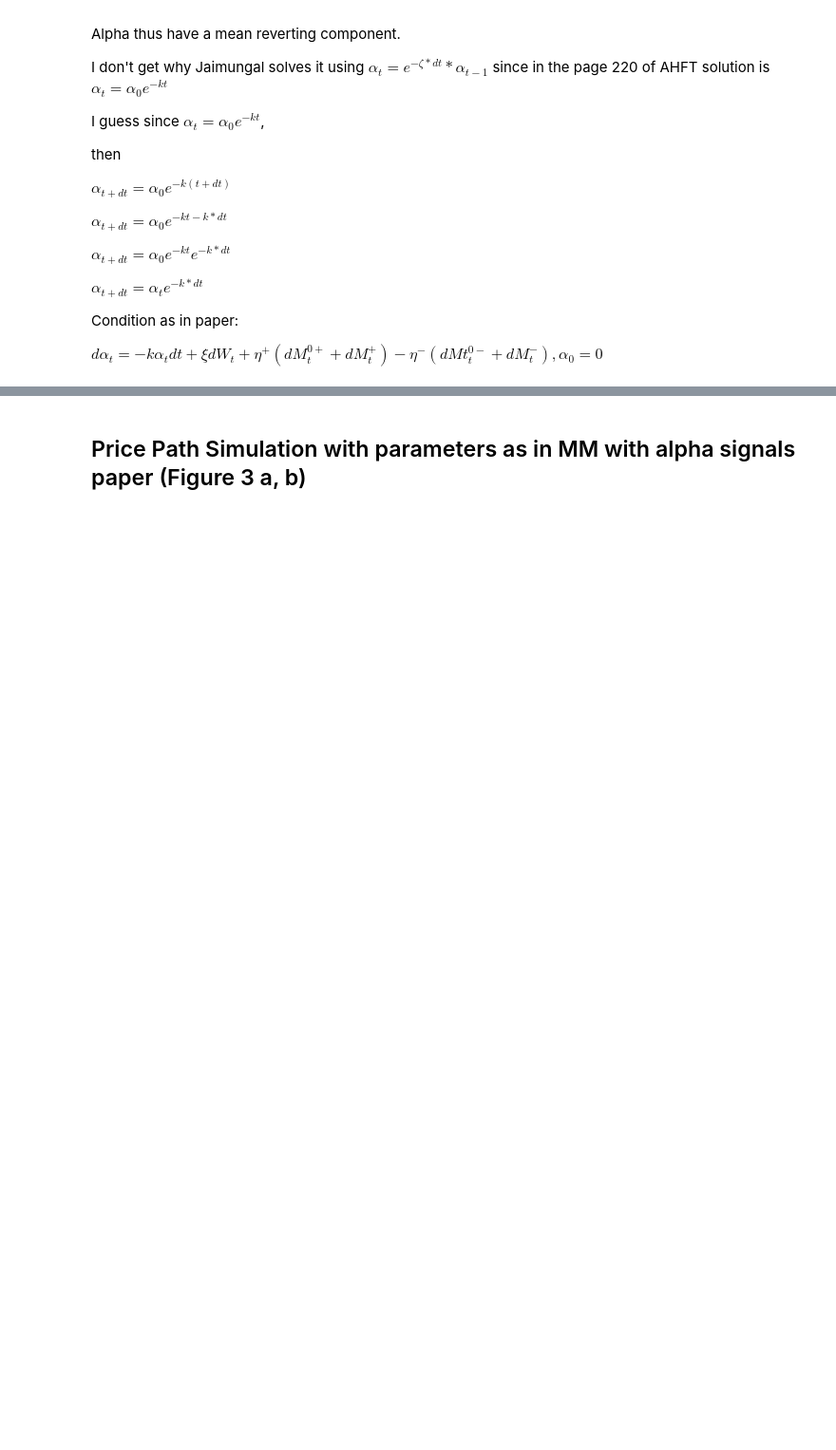
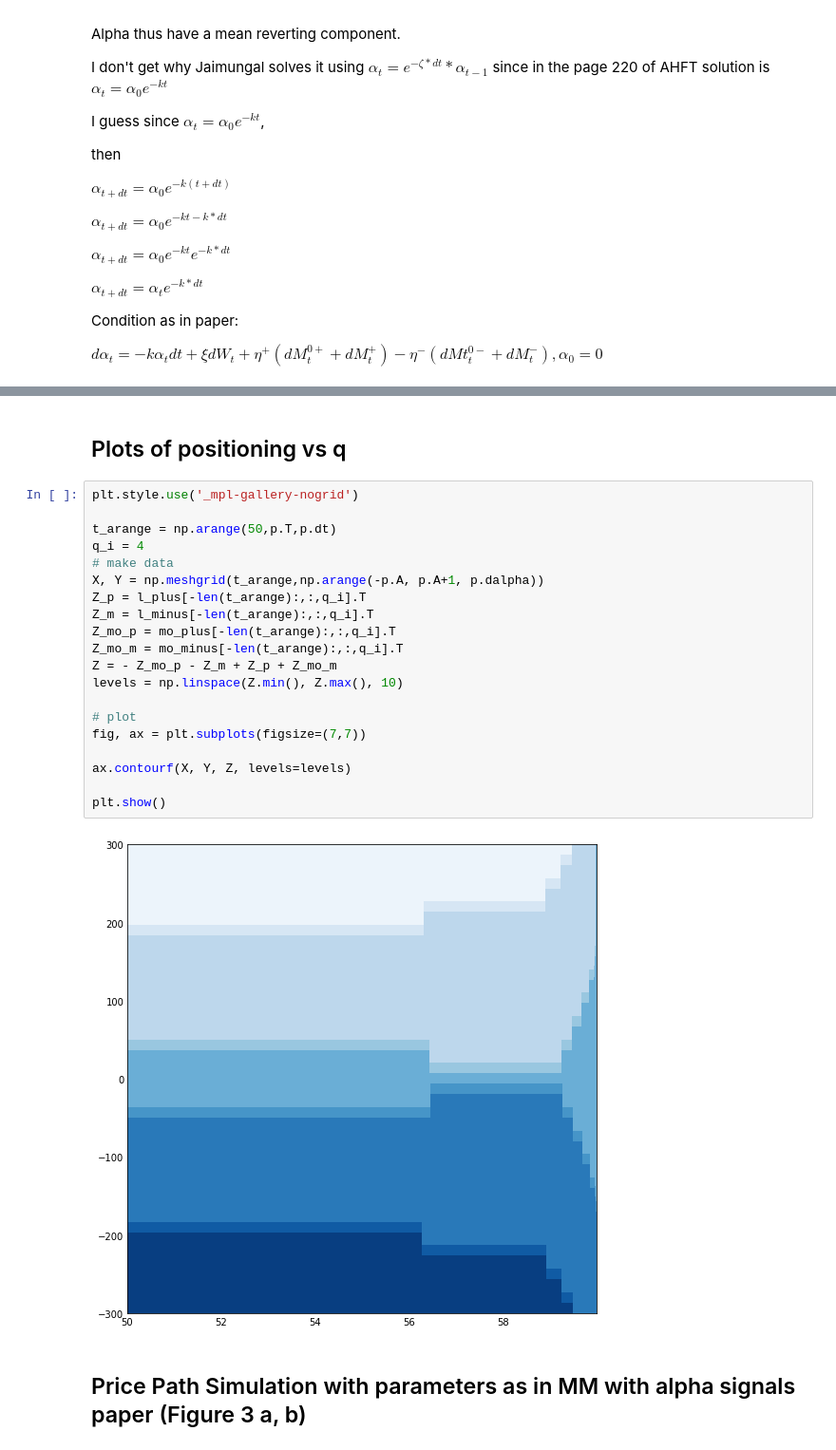
Before and after one commit to cavallofederico/marketmaking, a Jupyter notebook: market_making_alpha_signals - fede.ipynb, the cells around one changed output, grey strips where cells are left out. Shown: that part at 95% size. Drawn from its saved outputs; the diff is of its cells as text; blank space fills up the shorter version.

```diff
--- a/market_making_alpha_signals - fede.ipynb
+++ b/market_making_alpha_signals - fede.ipynb
@@ -227,2 +684,26 @@ _ = generate_simulations(n=1, k=1, eta_plus=1, eta_minus=1, lambda_plus=1, lambd
+# %% [markdown]
+## Plots of positioning vs q
+# %%
+plt.style.use('_mpl-gallery-nogrid')
+
+t_arange = np.arange(50,p.T,p.dt)
+q_i = 4
+# make data
+X, Y = np.meshgrid(t_arange,np.arange(-p.A, p.A+1, p.dalpha))
+Z_p = l_plus[-len(t_arange):,:,q_i].T
+Z_m = l_minus[-len(t_arange):,:,q_i].T
+Z_mo_p = mo_plus[-len(t_arange):,:,q_i].T
+Z_mo_m = mo_minus[-len(t_arange):,:,q_i].T
+Z = - Z_mo_p - Z_m + Z_p + Z_mo_m
+levels = np.linspace(Z.min(), Z.max(), 10)
+
+# plot
+fig, ax = plt.subplots(figsize=(7,7))
+
+ax.contourf(X, Y, Z, levels=levels)
+
+plt.show()
+# %% [output]
+[figure, added]
 # %% [markdown]
 ## Price Path Simulation with parameters as in MM with alpha signals paper (Figure 3 a, b)
```
Also changed, not shown: parts of 26 cells of this notebook.
